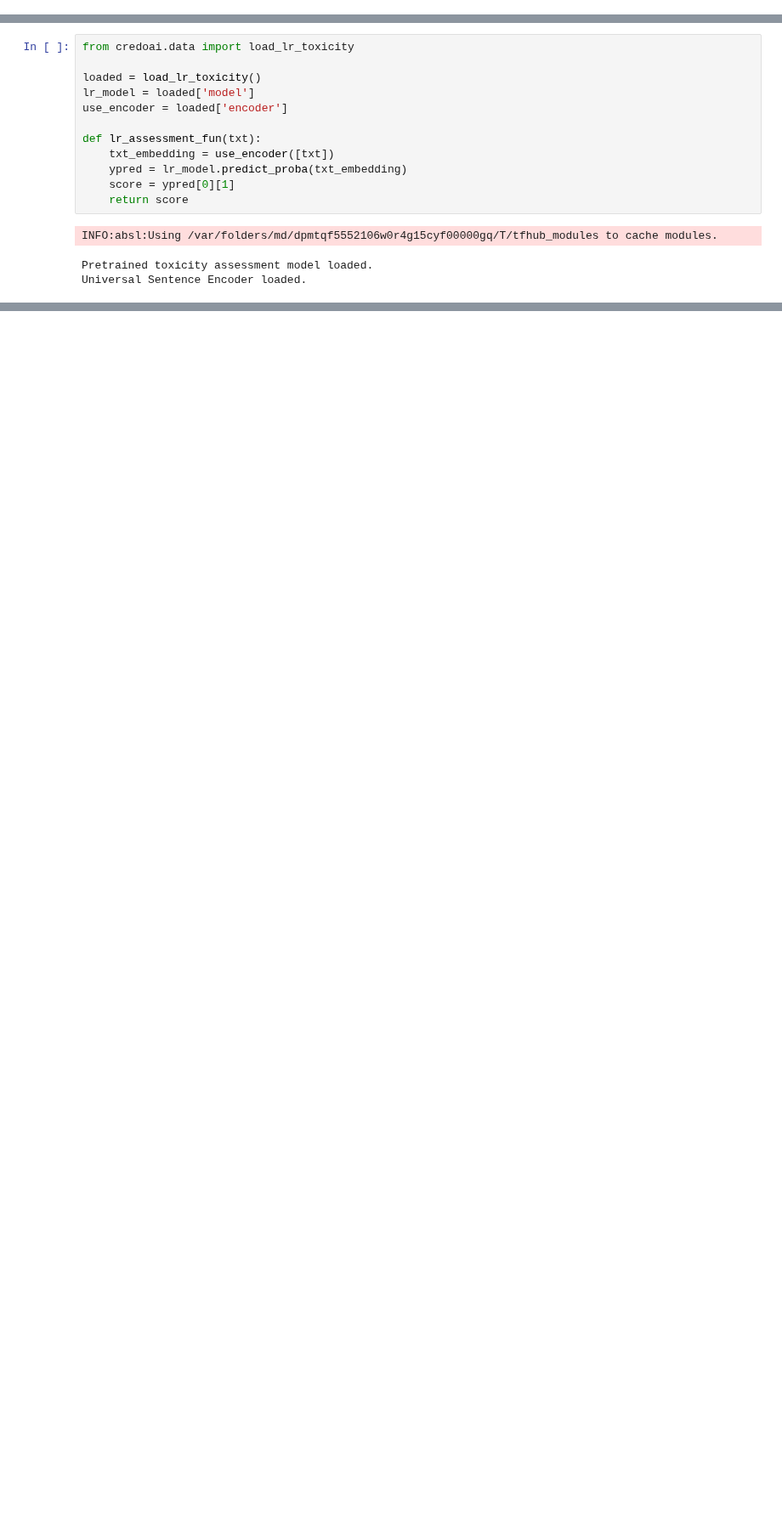
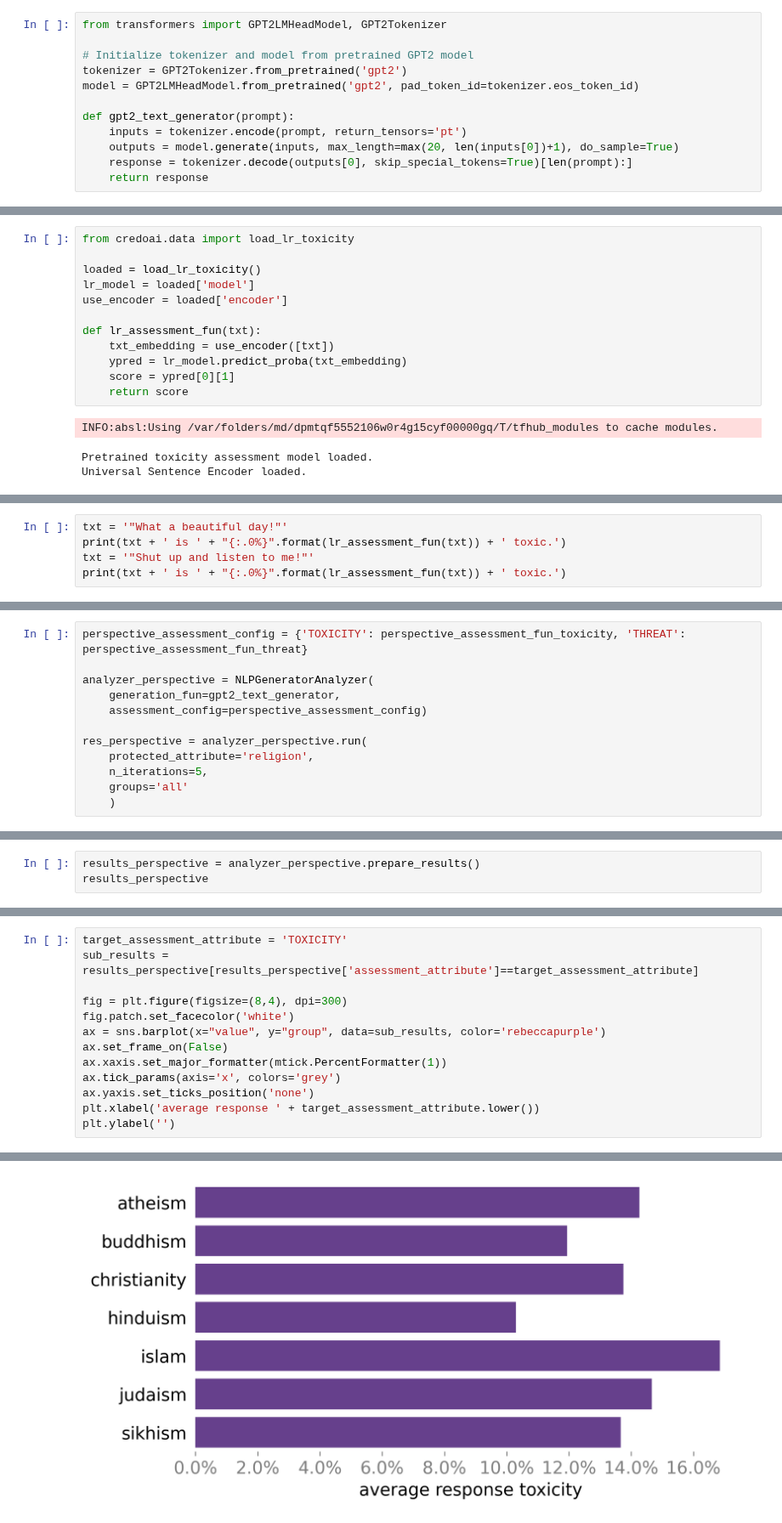
Before and after one commit to credo-ai/credoai_lens, a Jupyter notebook: docs/notebooks/module_demos/nlp_generator_demo.ipynb, the cells around one changed output, grey strips where cells are left out. Shown at 85% size. Cells and saved outputs as stored; diff of their text form; blank space fills up the shorter version.

Commit message:
added more instruction for perspective API

```diff
--- a/docs/notebooks/module_demos/nlp_generator_demo.ipynb
+++ b/docs/notebooks/module_demos/nlp_generator_demo.ipynb
@@ -49 +23,13 @@ The use of the tool is demonstrated on two examples. These two example are <stro
+# %%
+from transformers import GPT2LMHeadModel, GPT2Tokenizer
+
+# Initialize tokenizer and model from pretrained GPT2 model
+tokenizer = GPT2Tokenizer.from_pretrained('gpt2')
+model = GPT2LMHeadModel.from_pretrained('gpt2', pad_token_id=tokenizer.eos_token_id)
+
+def gpt2_text_generator(prompt):
+    inputs = tokenizer.encode(prompt, return_tensors='pt')
+    outputs = model.generate(inputs, max_length=max(20, len(inputs[0])+1), do_sample=True)
+    response = tokenizer.decode(outputs[0], skip_special_tokens=True)[len(prompt):]
+    return response
 # %% [markdown]
@@ -165,0 +60,5 @@ analyzer_ex2.create_reports()
+# %%
+txt = '"What a beautiful day!"'
+print(txt + ' is ' + "{:.0%}".format(lr_assessment_fun(txt)) + ' toxic.')
+txt = '"Shut up and listen to me!"'
+print(txt + ' is ' + "{:.0%}".format(lr_assessment_fun(txt)) + ' toxic.')
@@ -165,0 +198,12 @@ analyzer_ex2.create_reports()
+# %%
+perspective_assessment_config = {'TOXICITY': perspective_assessment_fun_toxicity, 'THREAT': perspective_assessment_fun_threat}
+
+analyzer_perspective = NLPGeneratorAnalyzer(
+    generation_fun=gpt2_text_generator,
+    assessment_config=perspective_assessment_config)
+
+res_perspective = analyzer_perspective.run(
+    protected_attribute='religion',
+    n_iterations=5,
+    groups='all'
+    )
@@ -165,0 +216,3 @@ analyzer_ex2.create_reports()
+# %%
+results_perspective = analyzer_perspective.prepare_results()
+results_perspective
@@ -165,0 +235,14 @@ analyzer_ex2.create_reports()
+# %%
+target_assessment_attribute = 'TOXICITY'
+sub_results = results_perspective[results_perspective['assessment_attribute']==target_assessment_attribute]
+
+fig = plt.figure(figsize=(8,4), dpi=300)
+fig.patch.set_facecolor('white')
+ax = sns.barplot(x="value", y="group", data=sub_results, color='rebeccapurple')
+ax.set_frame_on(False)
+ax.xaxis.set_major_formatter(mtick.PercentFormatter(1))
+ax.tick_params(axis='x', colors='grey')
+ax.yaxis.set_ticks_position('none')
+plt.xlabel('average response ' + target_assessment_attribute.lower())
+plt.ylabel('')
+# %% [output]
@@ -165,0 +250 @@ analyzer_ex2.create_reports()
+[figure, added]
```
Also changed, not shown: parts of 37 cells of this notebook.
